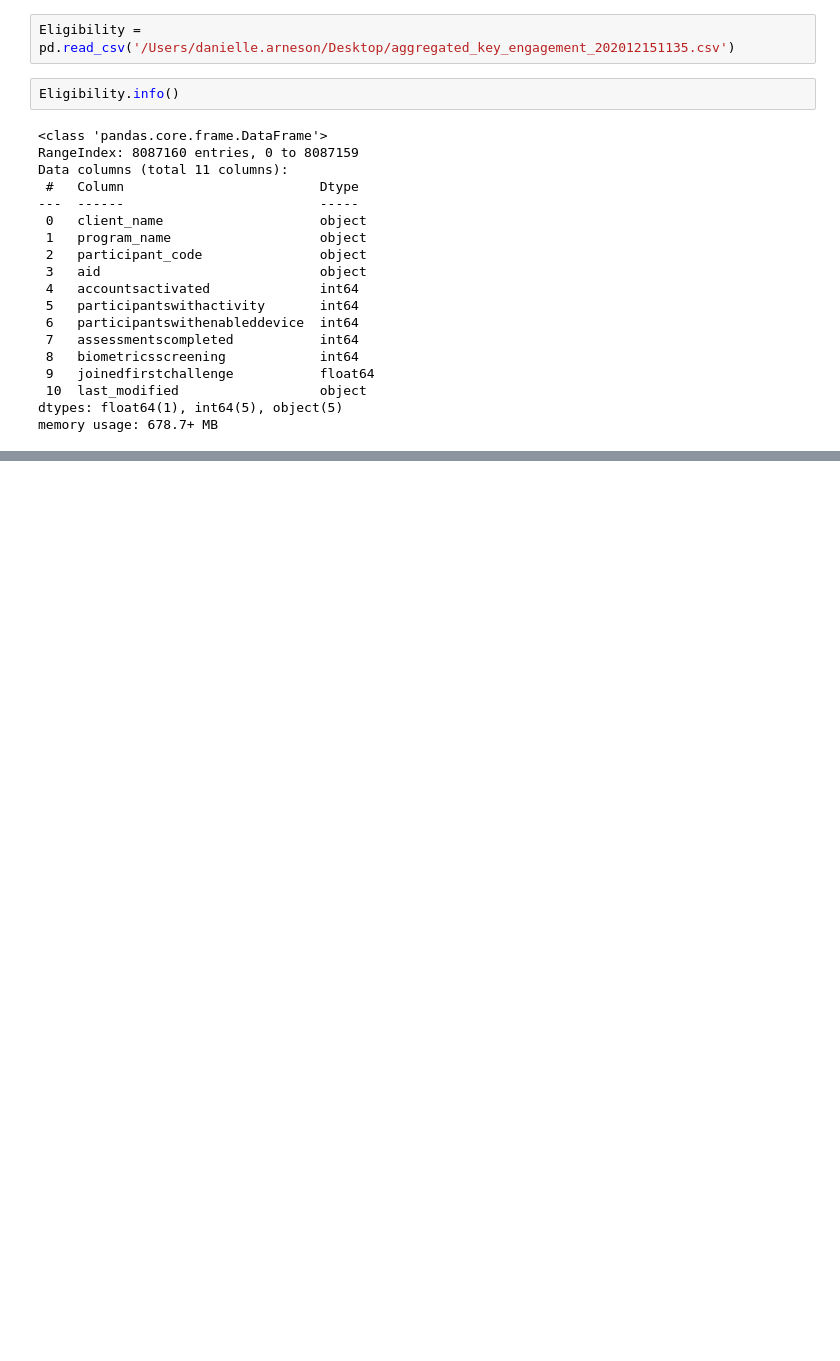
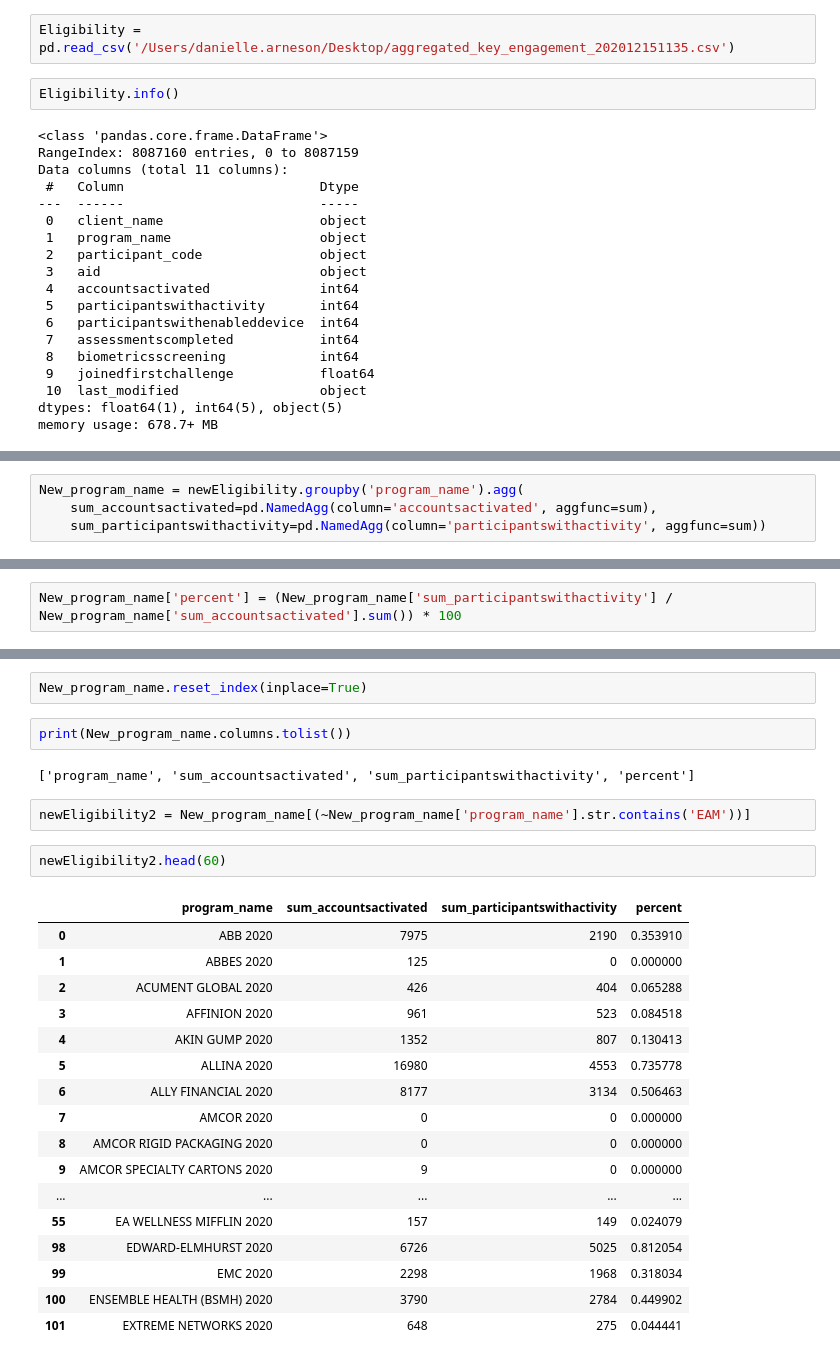
Before and after one commit to darneson1989/coaching, a Jupyter notebook: Eligibility .ipynb, the cells around one changed output, grey strips where cells are left out. Drawn from its saved outputs; the diff is of its cells as text; blank space fills up the shorter version.

```diff
--- a/Eligibility .ipynb
+++ b/Eligibility .ipynb
@@ -66,0 +91,4 @@ program_name.head(10)
+# %%
+New_program_name = newEligibility.groupby('program_name').agg(
+    sum_accountsactivated=pd.NamedAgg(column='accountsactivated', aggfunc=sum),
+    sum_participantswithactivity=pd.NamedAgg(column='participantswithactivity', aggfunc=sum))
@@ -66,0 +134,2 @@ program_name.head(10)
+# %%
+New_program_name['percent'] = (New_program_name['sum_participantswithactivity'] / New_program_name['sum_accountsactivated'].sum()) * 100
@@ -66,0 +196,28 @@ program_name.head(10)
+# %%
+New_program_name.reset_index(inplace=True)
+# %%
+print(New_program_name.columns.tolist())
+# %% [output]
+['program_name', 'sum_accountsactivated', 'sum_participantswithactivity', 'percent']
+# %%
+newEligibility2 = New_program_name[(~New_program_name['program_name'].str.contains('EAM'))]
+# %%
+newEligibility2.head(60)
+# %% [output]
+|  | program_name | sum_accountsactivated | sum_participantswithactivity | percent |
+| 0 | ABB 2020 | 7975 | 2190 | 0.353910 |
+| 1 | ABBES 2020 | 125 | 0 | 0.000000 |
+| 2 | ACUMENT GLOBAL 2020 | 426 | 404 | 0.065288 |
+| 3 | AFFINION 2020 | 961 | 523 | 0.084518 |
+| 4 | AKIN GUMP 2020 | 1352 | 807 | 0.130413 |
+| 5 | ALLINA 2020 | 16980 | 4553 | 0.735778 |
+| 6 | ALLY FINANCIAL 2020 | 8177 | 3134 | 0.506463 |
+| 7 | AMCOR 2020 | 0 | 0 | 0.000000 |
+| 8 | AMCOR RIGID PACKAGING 2020 | 0 | 0 | 0.000000 |
+| 9 | AMCOR SPECIALTY CARTONS 2020 | 9 | 0 | 0.000000 |
+| ... | ... | ... | ... | ... |
+| 55 | EA WELLNESS MIFFLIN 2020 | 157 | 149 | 0.024079 |
+| 98 | EDWARD-ELMHURST 2020 | 6726 | 5025 | 0.812054 |
+| 99 | EMC 2020 | 2298 | 1968 | 0.318034 |
+| 100 | ENSEMBLE HEALTH (BSMH) 2020 | 3790 | 2784 | 0.449902 |
+| 101 | EXTREME NETWORKS 2020 | 648 | 275 | 0.044441 |
```
Also changed, not shown: parts of 55 cells of this notebook.
